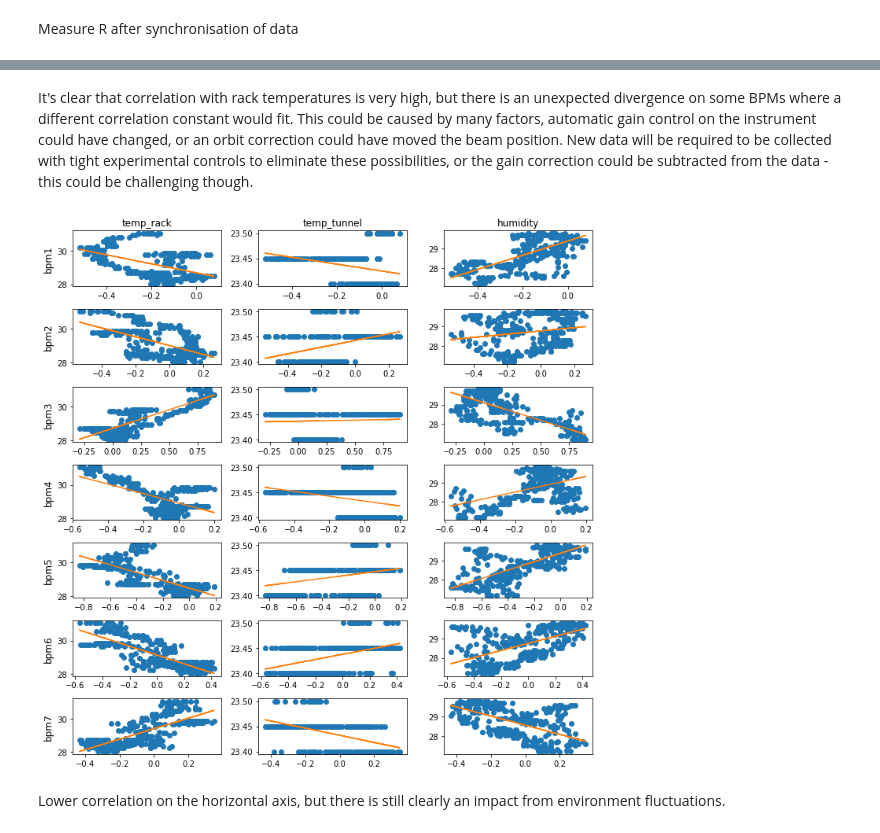
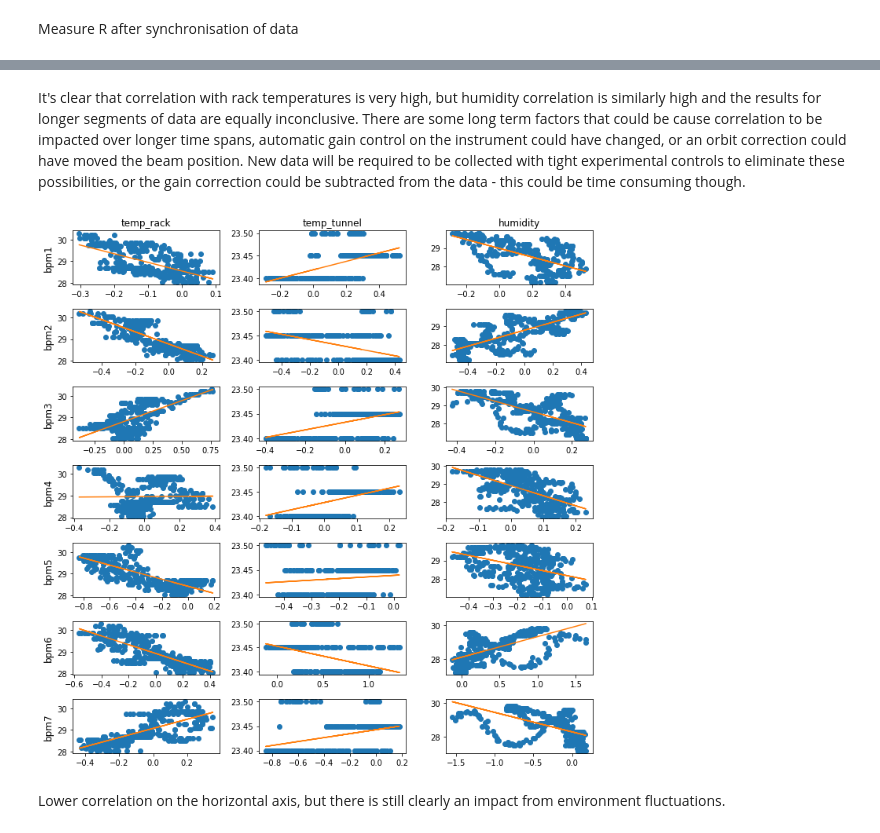
Before and after one commit to 20spaghetti/Electron-Beam-Position-Drift-Study, a Jupyter notebook: Electron Beam Position Drift Study.ipynb, the cells around one changed output, grey strips where cells are left out. Cells and saved outputs as stored; diff of their text form; code cells hidden in the pictures.

```diff
--- a/Electron Beam Position Drift Study.ipynb
+++ b/Electron Beam Position Drift Study.ipynb
@@ -668,7 +686,7 @@ delay_track_y = delay_track_y.reset_index()[0]
 delay_ttunnel_y = cor_lag_y.iloc[0:100,7:14].abs().idxmax()
 delay_ttunnel_y = delay_ttunnel_y.reset_index()[0]
 
-delay_humid_y = cor_lag_y.iloc[0:200,14:21].abs().idxmax()
+delay_humid_y = cor_lag_y.iloc[0:50,14:21].abs().idxmax()
 delay_humid_y = delay_humid_y.reset_index()[0]
 
 delay_track_x = cor_lag_x.iloc[0:150,0:7].abs().idxmax()
@@ -677,10 +695,10 @@ delay_track_x = delay_track_x.reset_index()[0]
 delay_ttunnel_x = cor_lag_x.iloc[0:100,7:14].abs().idxmax()
 delay_ttunnel_x = delay_ttunnel_x.reset_index()[0]
 
-delay_humid_x = cor_lag_x.iloc[0:200,14:21].abs().idxmax()
+delay_humid_x = cor_lag_x.iloc[0:50,14:21].abs().idxmax()
 delay_humid_x = delay_humid_x.reset_index()[0]
 
-delay_y = pd.DataFrame({
+delay = pd.DataFrame({
     'temp_rack_x': delay_track_x,
     'temp_rack_y': delay_track_y,
     'temp_tunnel_x': delay_ttunnel_x,
@@ -688,9 +706,9 @@ delay_y = pd.DataFrame({
     'humidity_x': delay_humid_x,
     'humidity_y': delay_humid_y
 })
-delay_y = delay_y.T
-delay_y.columns = ['bpm1', 'bpm2', 'bpm3', 'bpm4', 'bpm5', 'bpm6', 'bpm7']
-delay_y
+delay = delay.T
+delay.columns = ['bpm1', 'bpm2', 'bpm3', 'bpm4', 'bpm5', 'bpm6', 'bpm7']
+delay
 # %% [output]
 |  | bpm1 | bpm2 | bpm3 | bpm4 | bpm5 | bpm6 | bpm7 |
 | temp_rack_x | 2 | 90 | 38 | 40 | 22 | 70 | 71 |
@@ -808,41 +820,41 @@ plt.show()
 # %% [markdown]
-It's clear that correlation with rack temperatures is very high, but there is an unexpected divergence on some BPMs where a different correlation constant would fit. This could be caused by many factors, automatic gain control on the instrument could have changed, or an orbit correction could have moved the beam position. New data will be required to be collected with tight experimental controls to eliminate these possibilities, or the gain correction could be subtracted from the data - this could be challenging though.
+It's clear that correlation with rack temperatures is very high, but humidity correlation is similarly high and the results for longer segments of data are equally inconclusive. There are some long term factors that could be cause correlation to be impacted over longer time spans, automatic gain control on the instrument could have changed, or an orbit correction could have moved the beam position. New data will be required to be collected with tight experimental controls to eliminate these possibilities, or the gain correction could be subtracted from the data - this could be time consuming though.
 # %%
-import matplotlib.pyplot as plt
-
 # Subplot formatting
 fig, axes = plt.subplots(nrows=7, ncols=3, figsize=(10, 10))
 
 # Col and row lables
 rows = ['bpm1', 'bpm2', 'bpm3', 'bpm4', 'bpm5', 'bpm6', 'bpm7']
 cols = ['temp_rack','temp_tunnel','humidity']
 
 # Fill plots with data
 for i in range(7):
-    axes[i][0].scatter(synch_x[rows[i]],synch_x['temp_rack'])
-    b, m = polyfit(synch_x[rows[i]], synch_x['temp_rack'], 1)
-    axes[i][0].plot(synch_x[rows[i]], synch_x['temp_rack'], '.')
-    axes[i][0].plot(synch_x[rows[i]], b + m * synch_x[rows[i]], '-')
+    axes[i][0].scatter(synch_temp_rack_x[rows[i]],synch_temp_rack_x['temp_rack'])
+    b, m = polyfit(synch_temp_rack_x[rows[i]], synch_temp_rack_x['temp_rack'], 1)
+    axes[i][0].plot(synch_temp_rack_x[rows[i]], synch_temp_rack_x['temp_rack'], '.')
+    axes[i][0].plot(synch_temp_rack_x[rows[i]], b + m * synch_temp_rack_x[rows[i]], '-')
 
-    axes[i][1].scatter(synch_x[rows[i]],synch_x['temp_tunnel'])
-    b, m = polyfit(synch_x[rows[i]], synch_x['temp_tunnel'], 1)
-    axes[i][1].plot(synch_x[rows[i]], synch_x['temp_tunnel'], '.')
-    axes[i][1].plot(synch_x[rows[i]], b + m * synch_x[rows[i]], '-')
 
-    axes[i][2].scatter(synch_x[rows[i]],synch_x['humidity'])
-    b, m = polyfit(synch_x[rows[i]], synch_x['humidity'], 1)
-    axes[i][2].plot(synch_x[rows[i]], synch_x['humidity'], '.')
-    axes[i][2].plot(synch_x[rows[i]], b + m * synch_x[rows[i]], '-')
+    axes[i][1].scatter(synch_temp_tunnel_x[rows[i]],synch_temp_tunnel_x['temp_tunnel'])
+    b, m = polyfit(synch_temp_tunnel_x[rows[i]], synch_temp_tunnel_x['temp_tunnel'], 1)
+    axes[i][1].plot(synch_temp_tunnel_x[rows[i]], synch_temp_tunnel_x['temp_tunnel'], '.')
+    axes[i][1].plot(synch_temp_tunnel_x[rows[i]], b + m * synch_temp_tunnel_x[rows[i]], '-')
+
+    axes[i][2].scatter(synch_humidity_x[rows[i]],synch_humidity_x['humidity'])
+    b, m = polyfit(synch_humidity_x[rows[i]], synch_humidity_x['humidity'], 1)
+    axes[i][2].plot(synch_humidity_x[rows[i]], synch_humidity_x['humidity'], '.')
+    axes[i][2].plot(synch_humidity_x[rows[i]], b + m * synch_humidity_x[rows[i]], '-')
+
 
 for ax, col in zip(axes[0], cols):
     ax.set_title(col)
 for ax, row in zip(axes[:,0], rows):
     ax.set_ylabel(row, rotation=90, size='large')
 
 plt.tight_layout()
 plt.show()
 # %% [output]
-[figure, old version]
+[figure, new version]
 # %% [markdown]
 Lower correlation on the horizontal axis, but there is still clearly an impact from environment fluctuations.
 # %% [markdown]
```
Also changed, not shown: parts of 23 cells of this notebook.
